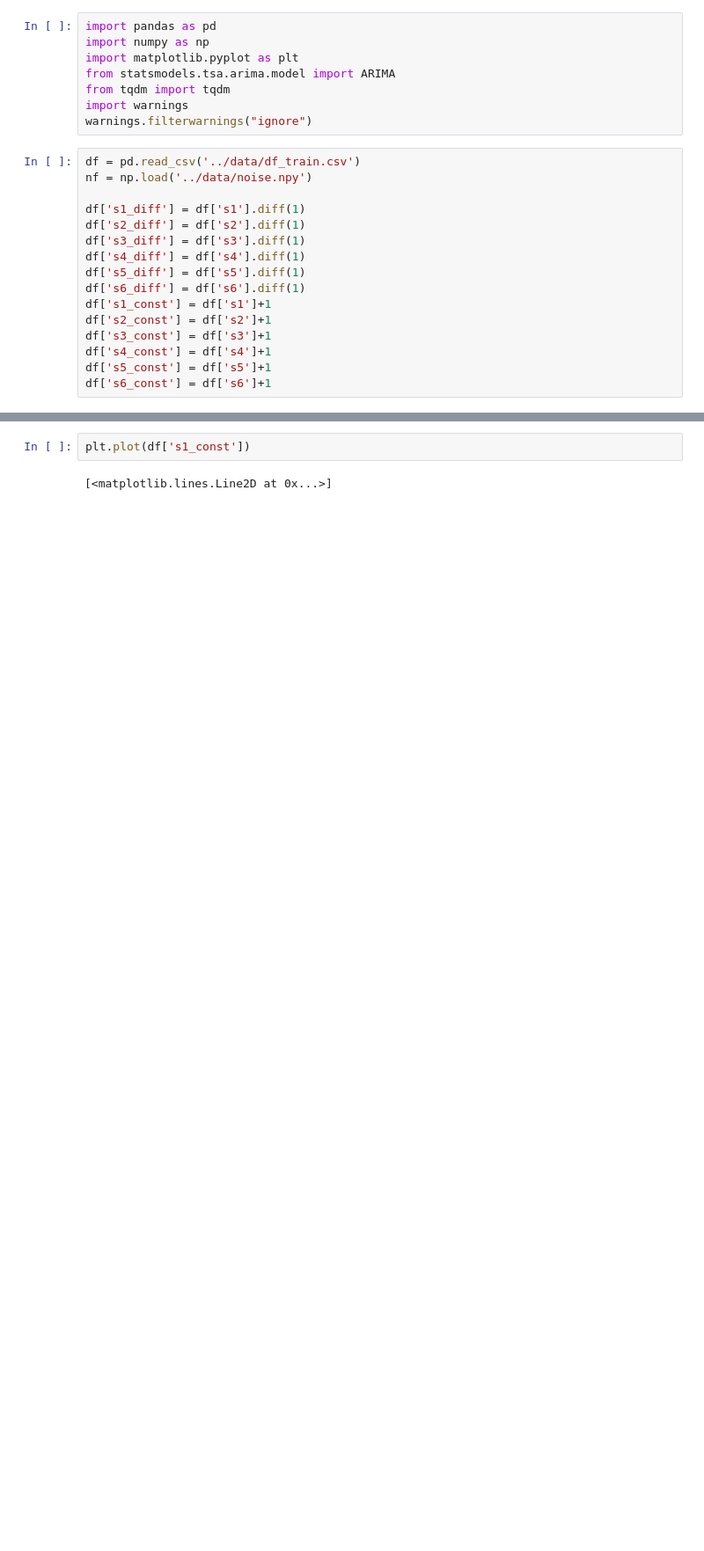
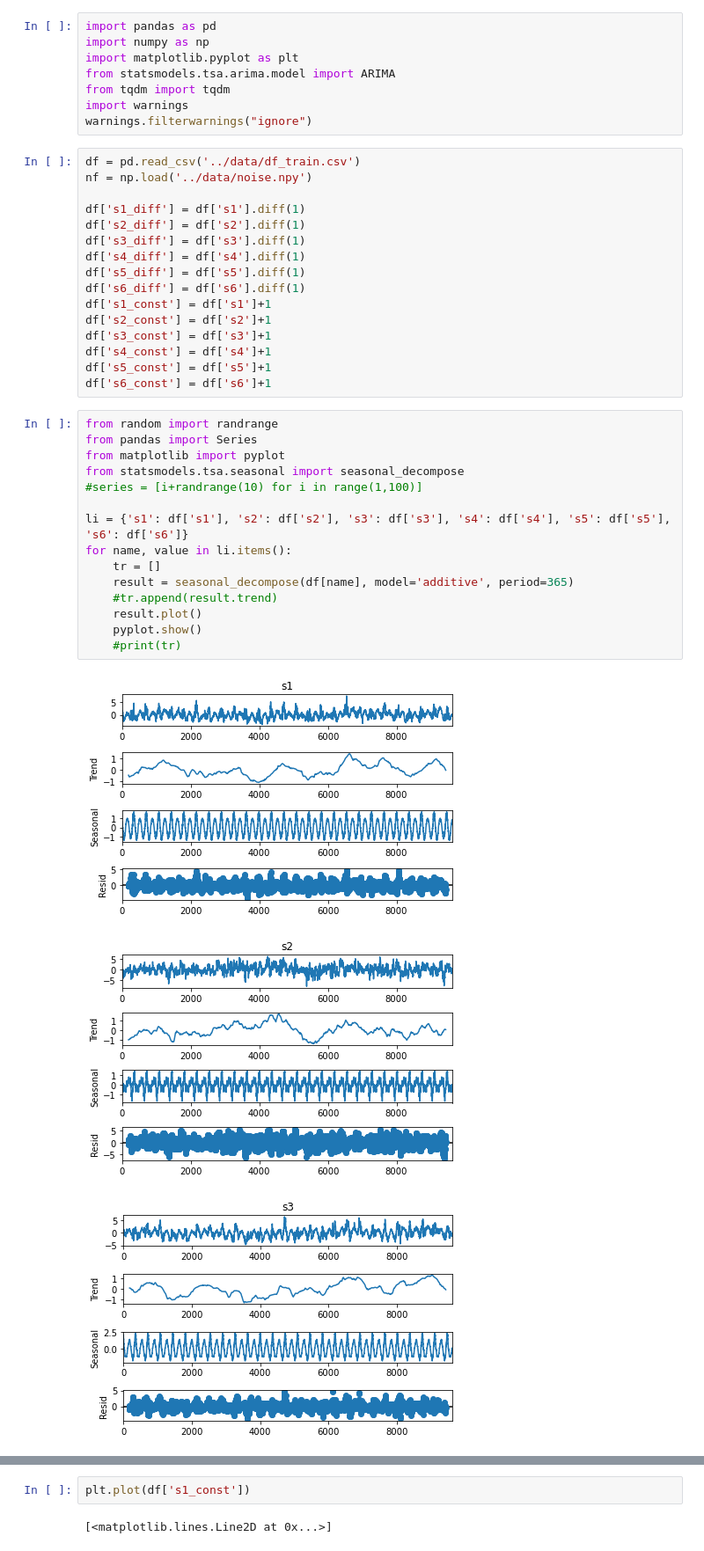
Before and after one commit to BenedettaFrancesconi/GenHack_challenge, a Jupyter notebook: notebooks/ARIMA.ipynb, the cells around one changed output, grey strips where cells are left out. Shown at 88% size. Saved outputs shown, nothing was run; the diff lists cells and outputs as text; blank space fills up the shorter version.

```diff
--- a/notebooks/ARIMA.ipynb
+++ b/notebooks/ARIMA.ipynb
@@ -22,3 +22,22 @@ df['s3_const'] = df['s3']+1
 df['s4_const'] = df['s4']+1
 df['s5_const'] = df['s5']+1
 df['s6_const'] = df['s6']+1
+# %%
+from random import randrange
+from pandas import Series
+from matplotlib import pyplot
+from statsmodels.tsa.seasonal import seasonal_decompose
+#series = [i+randrange(10) for i in range(1,100)]
+
+li = {'s1': df['s1'], 's2': df['s2'], 's3': df['s3'], 's4': df['s4'], 's5': df['s5'], 's6': df['s6']}
+for name, value in li.items():
+    tr = []
+    result = seasonal_decompose(df[name], model='additive', period=365)
+    #tr.append(result.trend)
+    result.plot()
+    pyplot.show()
+    #print(tr)
+# %% [output]
+[figure, added]
+[figure, added]
+[figure, added]
```
Also changed, not shown: parts of 14 cells of this notebook.
